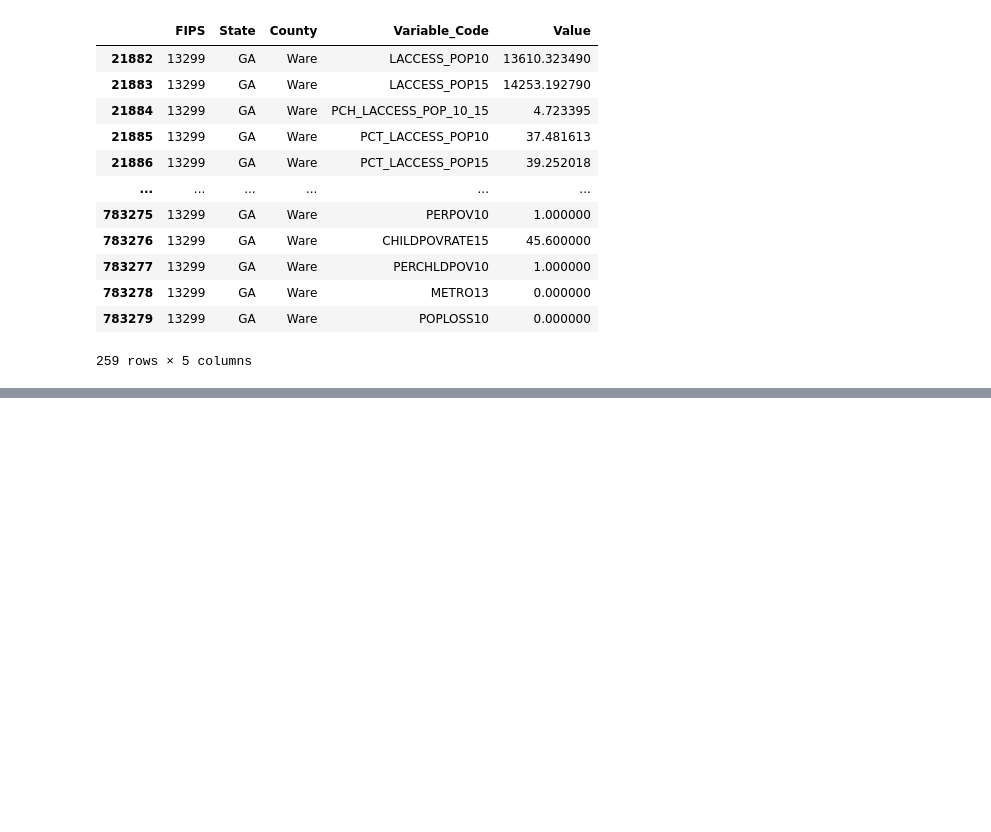
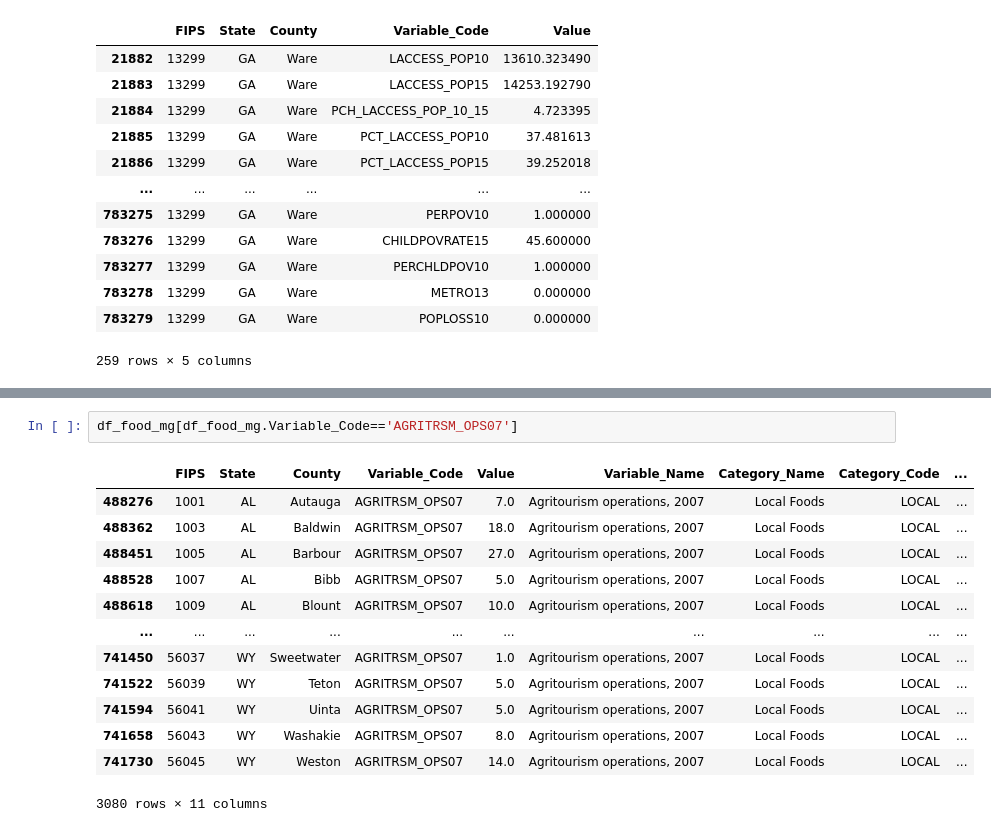
Before and after one commit to SloughJE/UnHealth_Dashboard, a Jupyter notebook: notebooks/1.0-JES-eda.ipynb, the cells around one changed output, grey strips where cells are left out. Drawn from its saved outputs; the diff is of its cells as text; blank space fills up the shorter version.

```diff
--- a/notebooks/1.0-JES-eda.ipynb
+++ b/notebooks/1.0-JES-eda.ipynb
@@ -257,0 +363,16 @@ df_food[df_food.County=='Ware']
+# %%
+df_food_mg[df_food_mg.Variable_Code=='AGRITRSM_OPS07']
+# %% [output]
+|  | FIPS | State | County | Variable_Code | Value | Variable_Name | Category_Name | Category_Code | ... |
+| 488276 | 1001 | AL | Autauga | AGRITRSM_OPS07 | 7.0 | Agritourism operations, 2007 | Local Foods | LOCAL | ... |
+| 488362 | 1003 | AL | Baldwin | AGRITRSM_OPS07 | 18.0 | Agritourism operations, 2007 | Local Foods | LOCAL | ... |
+| 488451 | 1005 | AL | Barbour | AGRITRSM_OPS07 | 27.0 | Agritourism operations, 2007 | Local Foods | LOCAL | ... |
+| 488528 | 1007 | AL | Bibb | AGRITRSM_OPS07 | 5.0 | Agritourism operations, 2007 | Local Foods | LOCAL | ... |
+| 488618 | 1009 | AL | Blount | AGRITRSM_OPS07 | 10.0 | Agritourism operations, 2007 | Local Foods | LOCAL | ... |
+| ... | ... | ... | ... | ... | ... | ... | ... | ... | ... |
+| 741450 | 56037 | WY | Sweetwater | AGRITRSM_OPS07 | 1.0 | Agritourism operations, 2007 | Local Foods | LOCAL | ... |
+| 741522 | 56039 | WY | Teton | AGRITRSM_OPS07 | 5.0 | Agritourism operations, 2007 | Local Foods | LOCAL | ... |
+| 741594 | 56041 | WY | Uinta | AGRITRSM_OPS07 | 5.0 | Agritourism operations, 2007 | Local Foods | LOCAL | ... |
+| 741658 | 56043 | WY | Washakie | AGRITRSM_OPS07 | 8.0 | Agritourism operations, 2007 | Local Foods | LOCAL | ... |
+| 741730 | 56045 | WY | Weston | AGRITRSM_OPS07 | 14.0 | Agritourism operations, 2007 | Local Foods | LOCAL | ... |
+3080 rows × 11 columns
```
Also changed, not shown: parts of 43 cells of this notebook.
